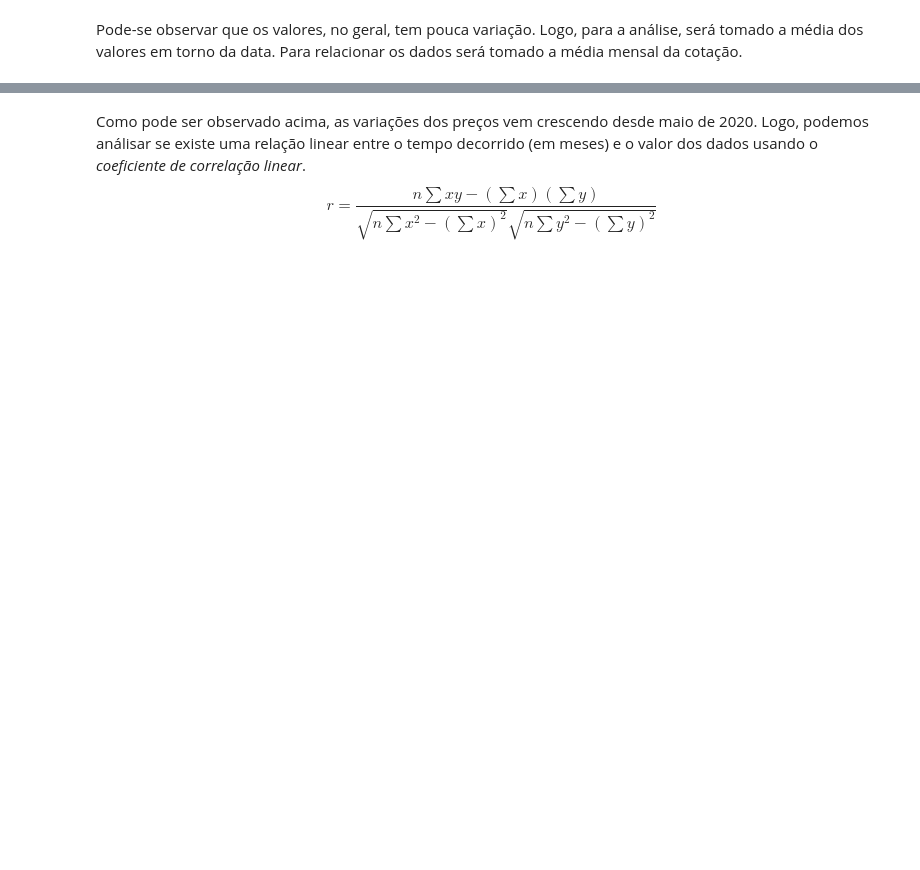
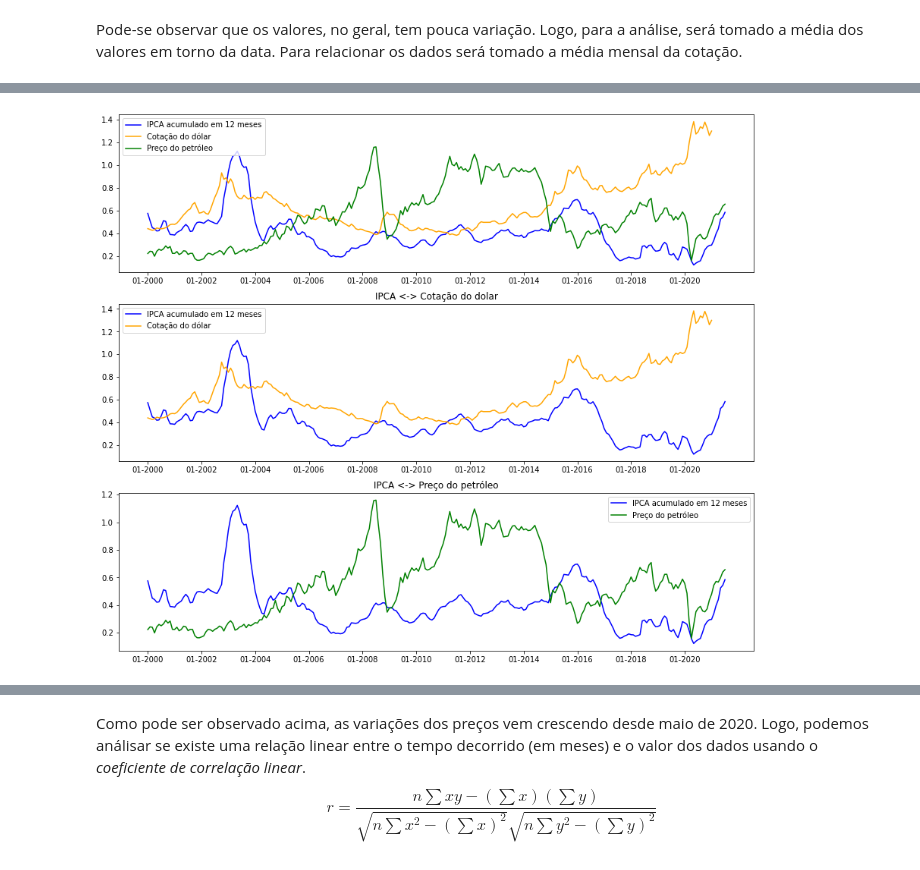
Before and after one commit to JairoSSantos/BR-infla-analise, a Jupyter notebook: analise.ipynb, the cells around one changed output, grey strips where cells are left out. Cells and saved outputs as stored; diff of their text form; code cells hidden in the pictures; blank space fills up the shorter version.

```diff
--- a/analise.ipynb
+++ b/analise.ipynb
@@ -107,3 +197,39 @@ plt.show()
+# %%
+fig, axs = plt.subplots(3, figsize=(15, 13))
+x, xt = month_range('01-2000', step=12*2)
+ri = range(x[0], len(month))
+
+rel = lambda val: val/(np.nanmax(val)-np.nanmin(val))
+
+dados = [
+    ['IPCA acumulado em 12 meses', rel(ipca_acum[x[0]:]), 'b'],
+    ['Cotação do dólar', rel(cot_dolar[x[0]:]), 'orange'],
+    ['Preço do petróleo', rel(oil_price[x[0]:]), 'g']
+]
+
+for label, data, color in dados:
+    axs[0].plot(ri, data, label=label, c=color)
+axs[0].set_xticks(x, minor=False)
+axs[0].set_xticklabels(xt, minor=False)
+axs[0].legend()
+
+for label, data, color in dados[:2]:
+    axs[1].plot(ri, data, label=label, c=color)
+axs[1].set_xticks(x, minor=False)
+axs[1].set_xticklabels(xt, minor=False)
+axs[1].legend()
+axs[1].title.set_text('IPCA <-> Cotação do dolar')
+
+for label, data, color in [dados[0], dados[2]]:
+    axs[2].plot(ri, data, label=label, c=color)
+axs[2].set_xticks(x, minor=False)
+axs[2].set_xticklabels(xt, minor=False)
+axs[2].legend()
+axs[2].title.set_text('IPCA <-> Preço do petróleo')
+
+plt.show()
+# %% [output]
+[figure, added]
 # %%
 t = month.index('05-2020')
 x, xs = [], []
```
Also changed, not shown: parts of 24 cells of this notebook, 2 other files.
